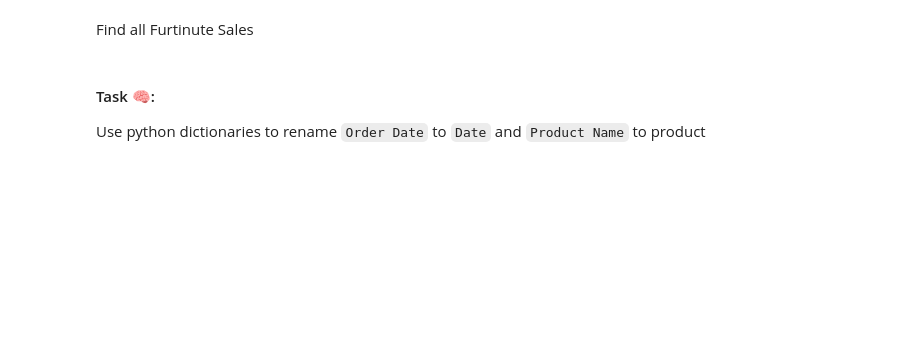
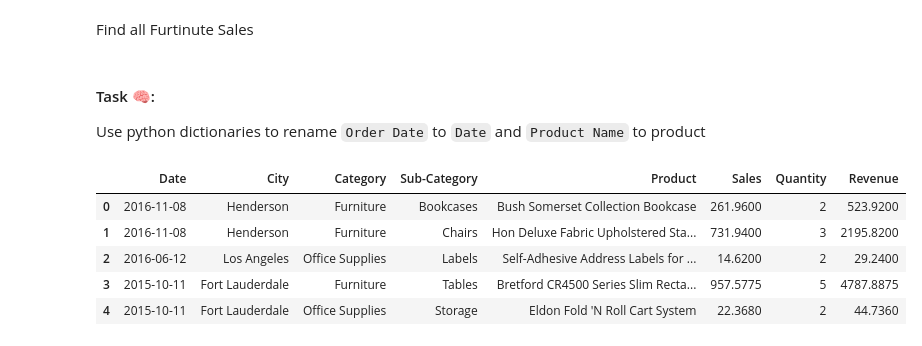
Before and after one commit to UNSW-Data-Science-Society/Intro-to-python-workshop, a Jupyter notebook: IntroPython2022.ipynb, the cells around one changed output. Drawn from its saved outputs; the diff is of its cells as text; code cells hidden in the pictures; blank space fills up the shorter version.

```diff
--- a/IntroPython2022.ipynb
+++ b/IntroPython2022.ipynb
@@ -279,4 +400,15 @@ Find all Furtinute Sales
 #### Task 🧠:
 Use python dictionaries to rename `Order Date` to `Date` and `Product Name` to product
 # %%
+# Technically the line commented below is more correct but for simplicity we will use this
+# orders.rename(columns={'Order Date': 'Date', 'Product Name': 'Product'}, inplace=True)
+
 orders = orders.rename(columns={'Order Date': 'Date', 'Product Name': 'Product'})
+orders.head()
+# %% [output]
+|  | Date | City | Category | Sub-Category | Product | Sales | Quantity | Revenue |
+| 0 | 2016-11-08 | Henderson | Furniture | Bookcases | Bush Somerset Collection Bookcase | 261.9600 | 2 | 523.9200 |
+| 1 | 2016-11-08 | Henderson | Furniture | Chairs | Hon Deluxe Fabric Upholstered Sta... | 731.9400 | 3 | 2195.8200 |
+| 2 | 2016-06-12 | Los Angeles | Office Supplies | Labels | Self-Adhesive Address Labels for ... | 14.6200 | 2 | 29.2400 |
+| 3 | 2015-10-11 | Fort Lauderdale | Furniture | Tables | Bretford CR4500 Series Slim Recta... | 957.5775 | 5 | 4787.8875 |
+| 4 | 2015-10-11 | Fort Lauderdale | Office Supplies | Storage | Eldon Fold 'N Roll Cart System | 22.3680 | 2 | 44.7360 |
```
Also changed, not shown: parts of 29 cells of this notebook.
